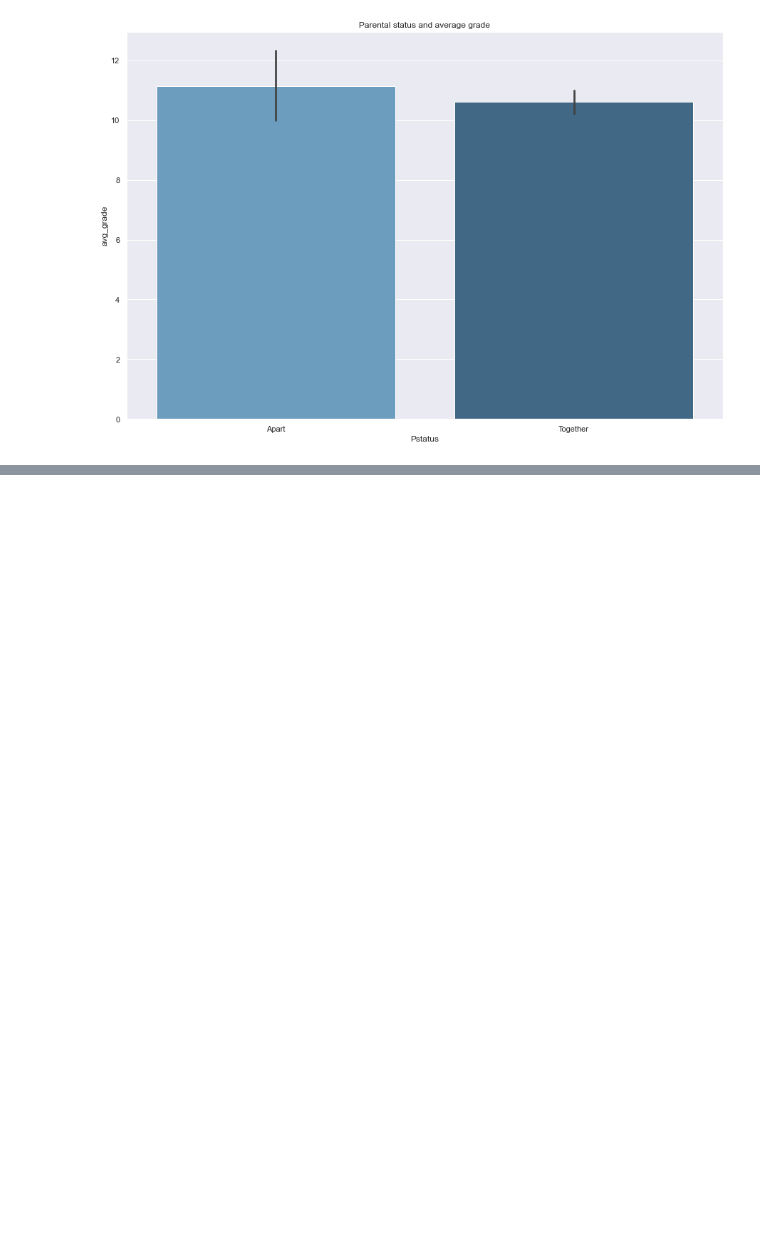
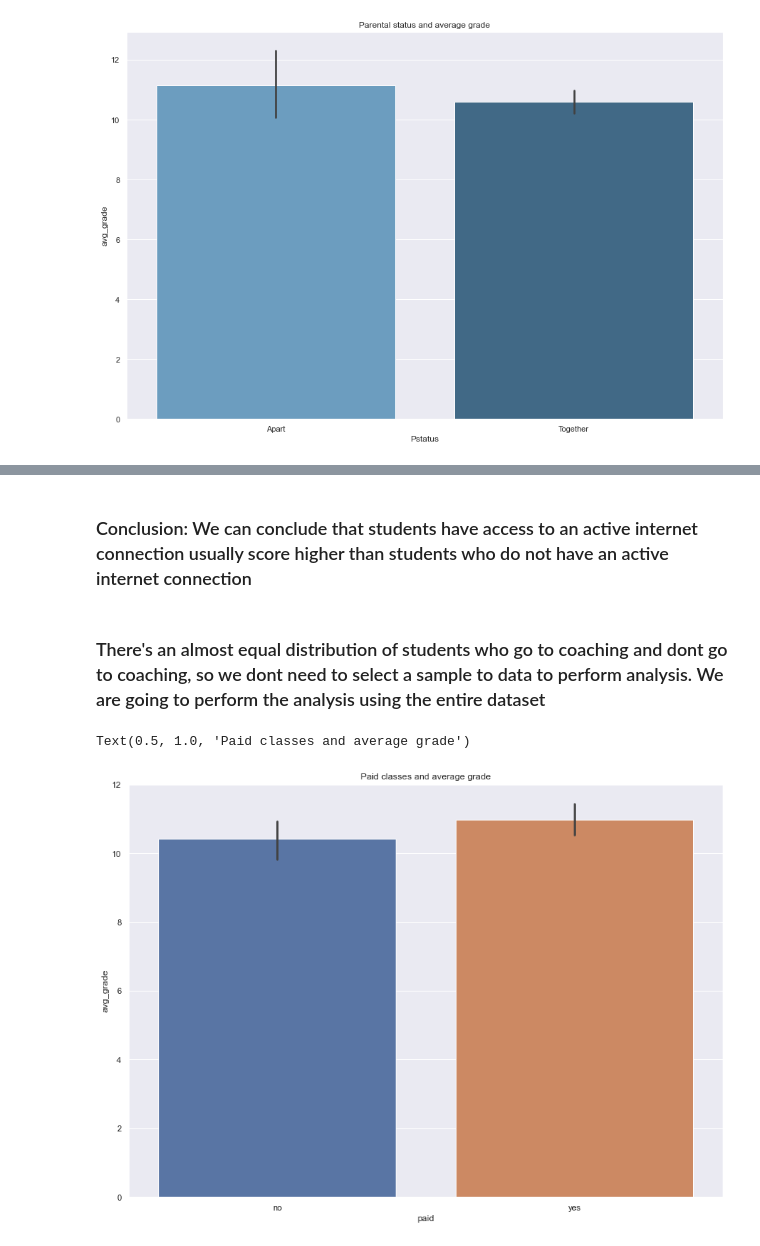
Before and after one commit to Soham2402/EDA, a Jupyter notebook: Student grade analysis/Student_grade_analysis.ipynb, the cells around one changed output, grey strips where cells are left out. Drawn from its saved outputs; the diff is of its cells as text; code cells hidden in the pictures; blank space fills up the shorter version.

```diff
--- a/Student grade analysis/Student_grade_analysis.ipynb
+++ b/Student grade analysis/Student_grade_analysis.ipynb
@@ -380,0 +473,11 @@ plt.title("Working conditions and average grade");
+# %% [markdown]
+### Conclusion: We can conclude that students have access to an active internet connection usually score higher than students who do not have an active internet connection
+# %% [markdown]
+### There's an almost equal distribution of students who go to coaching and dont go to coaching, so we dont need to select a sample to data to perform analysis. We are going to perform the analysis using the entire dataset
+# %%
+plt.figure(figsize=(14,10))
+sns.barplot(x = new_stud_df["paid"],y = new_stud_df["avg_grade"]);
+plt.title("Paid classes and average grade")
+# %% [output]
+Text(0.5, 1.0, 'Paid classes and average grade')
+[figure, added]
```
Also changed, not shown: parts of 37 cells of this notebook.
